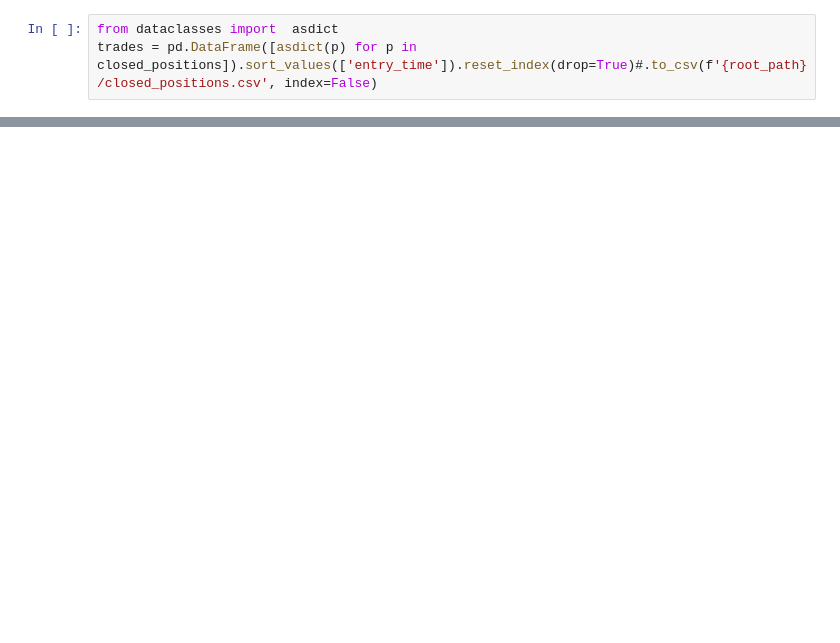
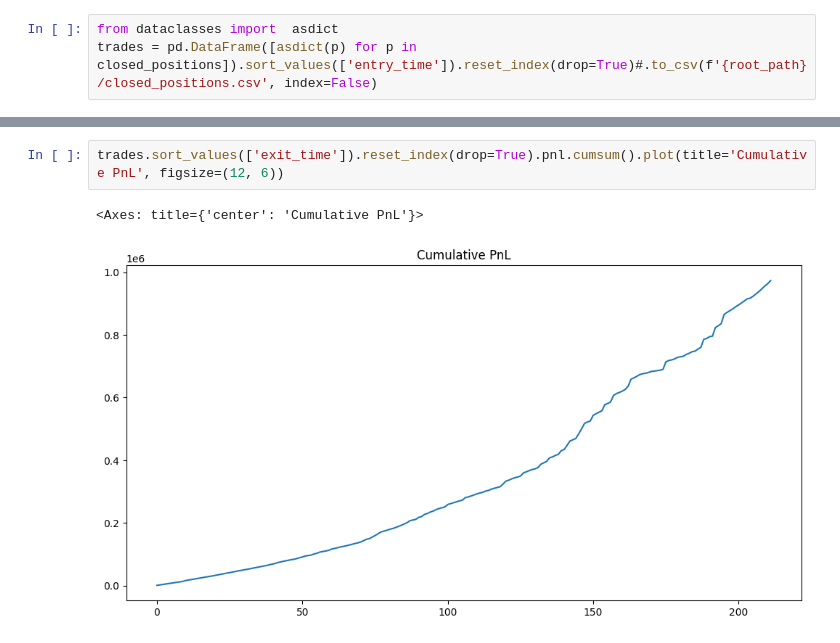
Before and after one commit to wishabhilash/strategy-notebooks, a Jupyter notebook: notebooks/NiftyShop-Fabtrader.ipynb, the cells around one changed output, grey strips where cells are left out. Cells and saved outputs as stored; diff of their text form; blank space fills up the shorter version.

```diff
--- a/notebooks/NiftyShop-Fabtrader.ipynb
+++ b/notebooks/NiftyShop-Fabtrader.ipynb
@@ -328,0 +335,5 @@ pd.DataFrame(bank.snapshot)
+# %%
+trades.sort_values(['exit_time']).reset_index(drop=True).pnl.cumsum().plot(title='Cumulative PnL', figsize=(12, 6))
+# %% [output]
+<Axes: title={'center': 'Cumulative PnL'}>
+[figure, added]
```
Also changed, not shown: parts of 4 cells of this notebook, 1 other file.
